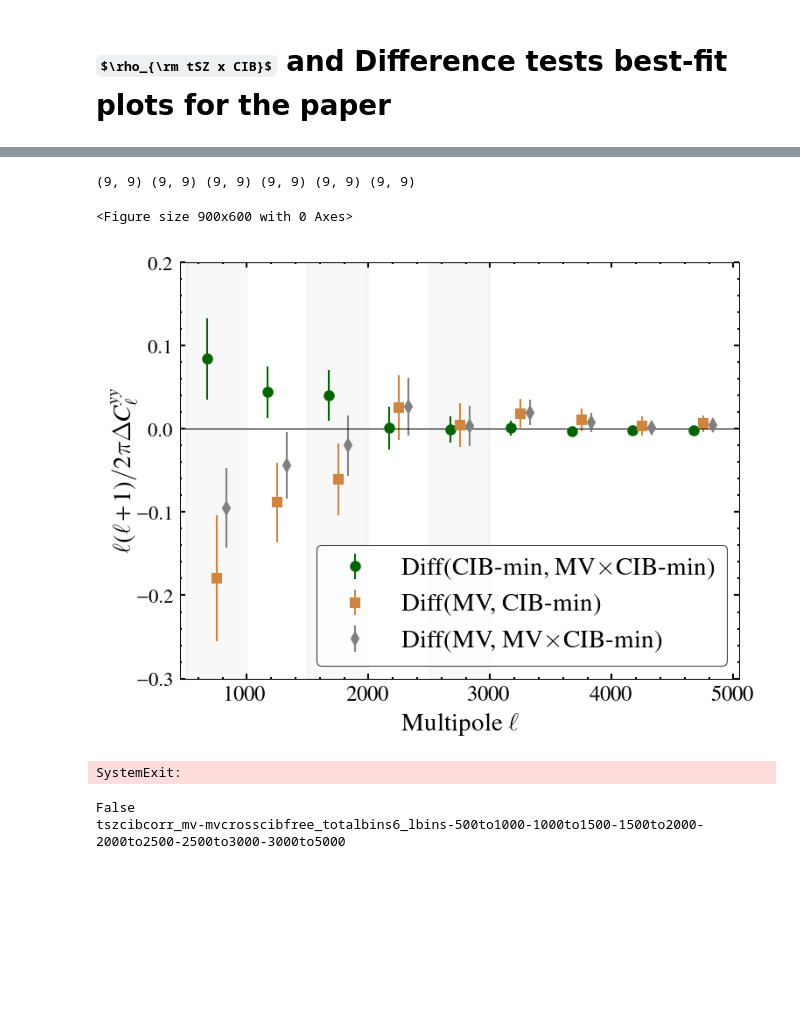
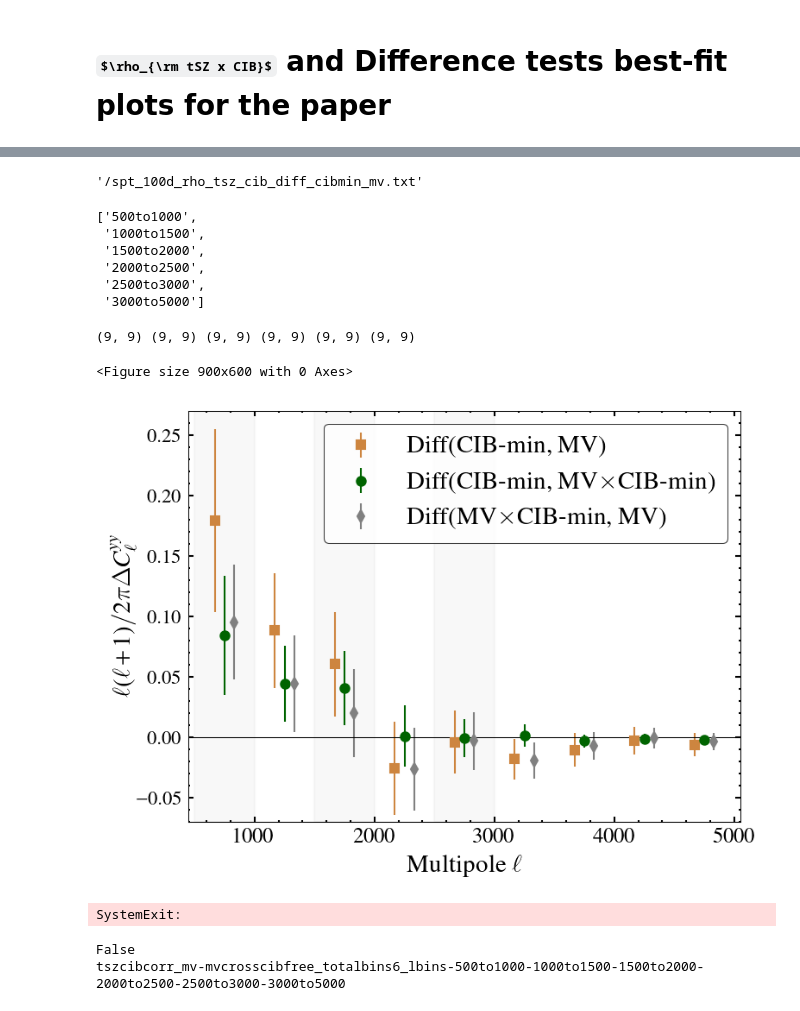
Before and after one commit to sriniraghunathan/tSZ_2pt_SPT_SPIRE, a Jupyter notebook: fit_for_tsz_cib.ipynb, the cells around one changed output, grey strips where cells are left out. Saved outputs shown, nothing was run; the diff lists cells and outputs as text; code cells hidden in the pictures; some formulas as TeX source; blank space fills up the shorter version.

```diff
--- a/fit_for_tsz_cib.ipynb
+++ b/fit_for_tsz_cib.ipynb
@@ -1495,6 +1494,13 @@ if (1): #get samples and make corner plot
         chain_labval = chain_labval.replace('mv-cibfree', r'(MV, CIB-min);')
         chain_labval = chain_labval.replace('mv-mvcrosscibfree', r'(MV, MV $\times$ CIB-min);')
         chain_labval = chain_labval.replace('cibfree-mvcrosscibfree', r'(CIB-min, MV $\times$ CIB-min);')
+
+        make_all_positive_for_plotting = True
+        if make_all_positive_for_plotting:
+            chain_labval = chain_labval.replace( r'(MV, CIB-min)', r'(CIB-min, MV)' )
+            chain_labval = chain_labval.replace( r'(MV $\times$ CIB-min, CIB-min)', r'(CIB-min, MV $\times$ CIB-min)' )
+            chain_labval = chain_labval.replace( r'(MV, MV $\times$ CIB-min)', r'(MV $\times$ CIB-min, MV)' )
+        print(chain_labval)
         chain_labval = chain_labval.replace('_totalbins%s_lbins-' %(total_bins), '')
         if len(chain_fd_and_name_arr) == 3:
             chain_labval = chain_labval.replace('500to1000-1000to1500-1500to2000-2000to2500-2500to3000-3000to3500-3500to4000-4000to4500-4500to5000',
@@ -1583,13 +1589,13 @@ if (1): #get samples and make corner plot
     g.triangle_plot(samples_arr_to_plot, params=params_arr_to_plot, filled=filled_arr, \
                     param_limits = param_limits_dic, \
                     contour_colors=color_arr,
+                    contour_edge_colors='black',
                     framealpha = 1.,
                     legend_labels = label_arr, legend_loc = legloc,
                     figsize = figsize,
                     line_args = line_args,
                     #fontsize = 20,
                     #ls = ls_arr,
-                    #line_args = line_args,
                     #analysis_settings={'ignore_rows': 0.5},
                     #contour_ls = ls_arr, contour_lw = lw_arr, legend_ncol = len(param_names), param_limits = param_limits_dic,
                     )
@@ -1604,7 +1610,9 @@ if (1): #get samples and make corner plot
 
     plname = 'plots/rho_tsz_cib_corner_6bins.pdf'
     savefig(plname, dpi = 200.)
-    show(); sys.exit()
+    plname_png = plname.replace('plots/', 'publish/plots/').replace('.pdf', '.png')
+    savefig(plname_png, dpi = 200.)
+    show(); ###sys.exit()
 # %% [output]
 results/chains//cibmindata_tsz//odd_even_crosses_only_no_spire_noise_bias//cib_scatter_sigma_None//with_beam_chromaticity//tszcibcorr_mv-mvcrosscibfree_totalbins6_lbins-500to1000-1000to1500-1500to2000 ...
 
@@ -1767,3 +1816,16 @@ show()
+# %%
+opfname_rho_tsz_cib_ascii
+# %% [output]
+'/spt_100d_rho_tsz_cib_diff_cibmin_mv.txt'
+# %%
+ell_bin_str_split
+# %% [output]
+['500to1000',
+ '1000to1500',
+ '1500to2000',
+ '2000to2500',
+ '2500to3000',
+ '3000to5000']
 # %%
 
 
@@ -1970,6 +2032,7 @@ if (0):
     sys.exit()
 
 #data-only plot
+make_all_positive_for_plotting = True
 clf()
 fig = figure(figsize = (5.5, 4.2))
 fsval = 14
@@ -1980,12 +2043,23 @@ tmpiter_to_plot_dic = {0: [r'Diff(CIB-min, MV$\times$CIB-min)', 'darkgreen', 'o'
                        1: [r'Diff(MV, CIB-min)', 'peru', 's', 4.5],
                        2: [r'Diff(MV, MV$\times$CIB-min)', 'gray', 'd', 5],
                       }
+legloc = 4
+if make_all_positive_for_plotting:
+    tmpiter_to_plot_dic[0][0] = r'Diff(CIB-min, MV$\times$CIB-min)'
+    tmpiter_to_plot_dic[1][0] = r'Diff(CIB-min, MV)'
+    tmpiter_to_plot_dic[2][0] = r'Diff(MV$\times$CIB-min, MV)'
+    mulfac_to_make_all_positive_dic = {0: 1, 1: -1, 2: -1}
+    ymin, ymax = -0.07, 0.27
+    legloc = 1
+
 pliter = 1
 ax = subplot(111)
 xshiftval, xdeltashiftval = -80, 80
-for tmpiter in tmpiter_to_plot_dic:
+for tmpiter in [1, 0, 2]:
     reqd_tsz_cib_dic, curr_diff_vector, curr_diff_vector_sim_arr, curr_diff_cov = pl_dic[pliter][tmpiter]
     curr_diff_vector_err = np.sqrt( np.diag(curr_diff_cov) )
+    if make_all_positive_for_plotting:
+        curr_diff_vector = curr_diff_vector * mulfac_to_make_all_positive_dic[tmpiter]
 
     labval, colorval, mkrval, msval = tmpiter_to_plot_dic[tmpiter]
     errorbar( tmpels + xshiftval, curr_dl_fac * curr_diff_vector,
@@ -2012,7 +2086,7 @@ axhline(0., lw = 0.5); ##show(); #sys.exit()
 xlabel(r'Multipole $\ell$', fontsize = fsval)
 ylabel(r'$\ell (\ell+1)/2\pi \Delta C_{\ell}^{yy}$', fontsize = fsval, labelpad = 0.)
 legfsval = fsval
-leg = legend(loc = 4, fontsize = legfsval,
+leg = legend(loc = legloc, fontsize = legfsval,
      #title = r'$\Delta C_{\ell}^{yy}$:', title_fontsize = legfsval + 2,
     )
 leg.get_frame().set_linewidth(.5)
@@ -2069,34 +2143,34 @@ for pliter in reqd_iter_to_plot:
 
         xlim(xmin, xmax); ylim(ymin, ymax)
         #ax = make_ver_shades(ax, el_)
         if (1):
             for bincntr, l1l2 in enumerate( sorted(reqd_tsz_cib_dic) ):
                 l1, l2 = l1l2
                 lcen = np.mean(l1l2)
                 lerr = (l1l2[1] - l1l2[0])/2
                 if bincntr%2 == 0:
                     axvspan(lcen-lerr, lcen+lerr, color = 'silver', alpha = 0.2)
 
         ax = format_axis(ax, fsval-2, fsval-2)
         axhline(0., lw = 0.5); ##show(); #sys.exit()
 
         if sbpl in sbpl_for_xlab:
             xlabel(r'Multipole $\ell$', fontsize = fsval)
         else:
             setp(ax.get_xticklabels(), visible=False)
         if sbpl in sbpl_for_ylab:
             ylabel(r'$\Delta D_{\ell}^{yy}$', fontsize = fsval, labelpad = 0.)
         else:
             setp(ax.get_yticklabels(), visible=False)
         title(r'%s' %(labval), fontsize = fsval)
         sbpl += 1
 
 show()
 sys.exit()
 # %% [output]
 (9, 9) (9, 9) (9, 9) (9, 9) (9, 9) (9, 9)
 <Figure size 900x600 with 0 Axes>
-[figure, old version]
+[figure, new version]
 SystemExit:
 # %%
 print( reqd_chain_name in param_values_dict_for_potting.keys() )
```
Also changed, not shown: parts of 4 cells of this notebook, 21 other files.
